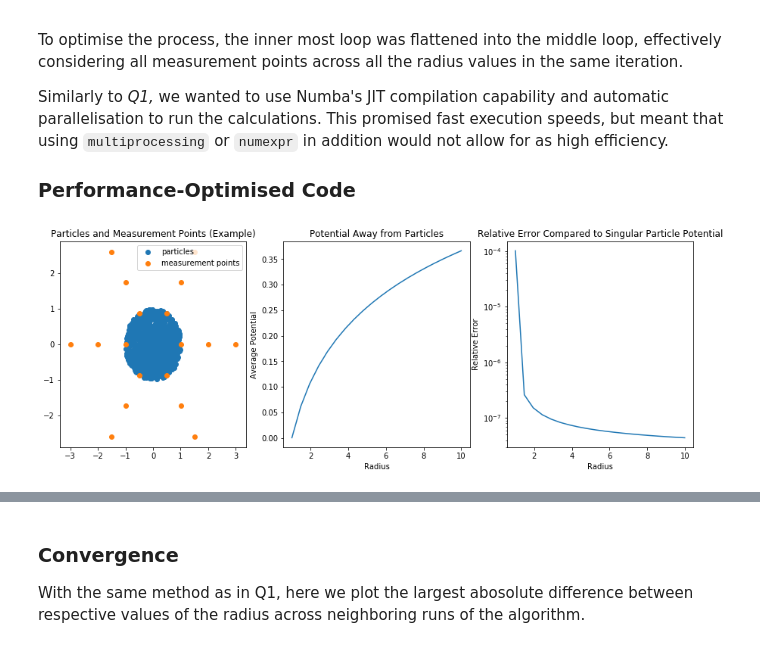
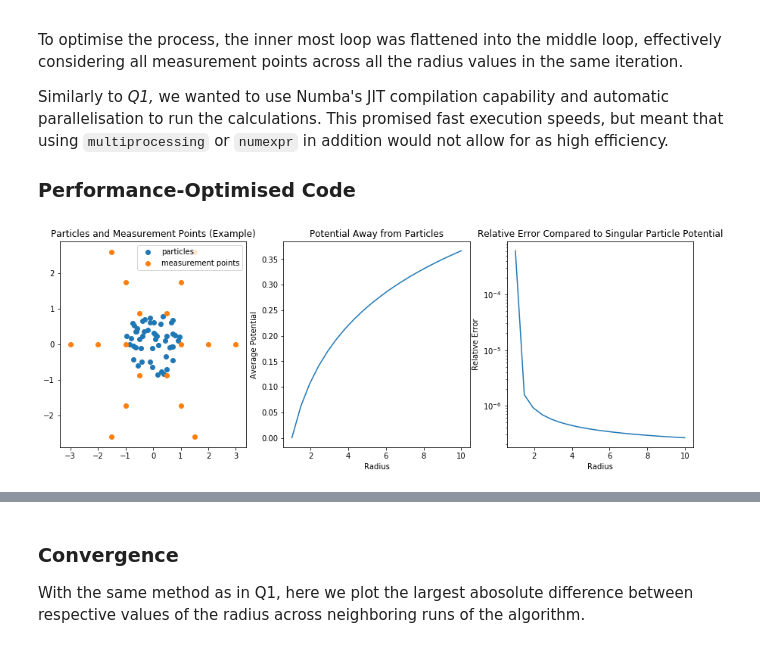
Before and after one commit to sheeshee/High-Performance-Computing-Coursework, a Jupyter notebook: Assignment 1/Assignment 1 Submission.ipynb, the cells around one changed output, grey strips where cells are left out. Saved outputs shown, nothing was run; the diff lists cells and outputs as text; code cells hidden in the pictures.

```diff
--- a/Assignment 1/Assignment 1 Submission.ipynb
+++ b/Assignment 1/Assignment 1 Submission.ipynb
@@ -562,17 +562,18 @@ def single_centre_multi_radii(low, high, R):
     ]).reshape(R, 1)
 
 
-def plot_potential(low, high, R, M, N, iterations):
+def plot_potential(low, high, R, M, N, iterations, plot=True):
     """
     Plot the potential for various radii.
     """
     r = np.linspace(low, high, R)
     potentials = fast_calculate_multi_radii(low, high, R, M, N, iterations)
-    plt.plot(r, potentials)
-    plt.xlabel('Radius')
-    plt.ylabel('Potential')
-    plt.title('Potential Away From Particles')
-    plt.show()
+    if plot:
+        plt.plot(r, potentials)
+        plt.xlabel('Radius')
+        plt.ylabel('Potential')
+        plt.title('Potential Away From Particles')
+        plt.show()
     return r, potentials.reshape(R, 1)
 # %%
 # Run an example of the alogrithm and display the output
@@ -583,36 +584,36 @@ high = 10
 R = 20
 M = 100
 iterations = 200
 
 # -- Execute calculation
 exact = single_centre_multi_radii(low, high, R)
-# r, exper = plot_potential(low, high, R, M, N, iterations)
+r, exper = plot_potential(low, high, R, M, N, iterations, plot=False)
 E = relative_error(exact, exper)
 
 # Create a set of particles and measurement points
 # for illustrative purposes only
-y_ex = spawn_y(N)
+y_ex = spawn_y(50)
 x_ex = np.array([
     get_measurement_point(i//3, 6, i%3+1.001) for i in range(6*3)
 ])
 
 # -- Plotting
 fig, (ax1, ax2, ax3) = plt.subplots(1, 3)
 ax1.scatter(y_ex[:, 0], y_ex[:, 1], label='particles')
 ax1.scatter(x_ex[:, 0], x_ex[:, 1], label='measurement points')
 ax1.legend()
 ax1.set_title('Particles and Measurement Points (Example)')
 ax2.plot(r, exper)
 ax2.set_xlabel('Radius')
 ax2.set_ylabel('Average Potential')
 ax2.set_title('Potential Away from Particles')
 ax3.semilogy(r, E)
 ax3.set_xlabel('Radius')
 ax3.set_ylabel('Relative Error')
 ax3.set_title('Relative Error Compared to Singular Particle Potential')
 fig.set_size_inches(15, 5)
 # %% [output]
-[figure, old version]
+[figure, new version]
 # %%
 # Measure the execution time of the main section of the
 # procedure
```
Also changed, not shown: parts of 7 cells of this notebook, 2 other files.
